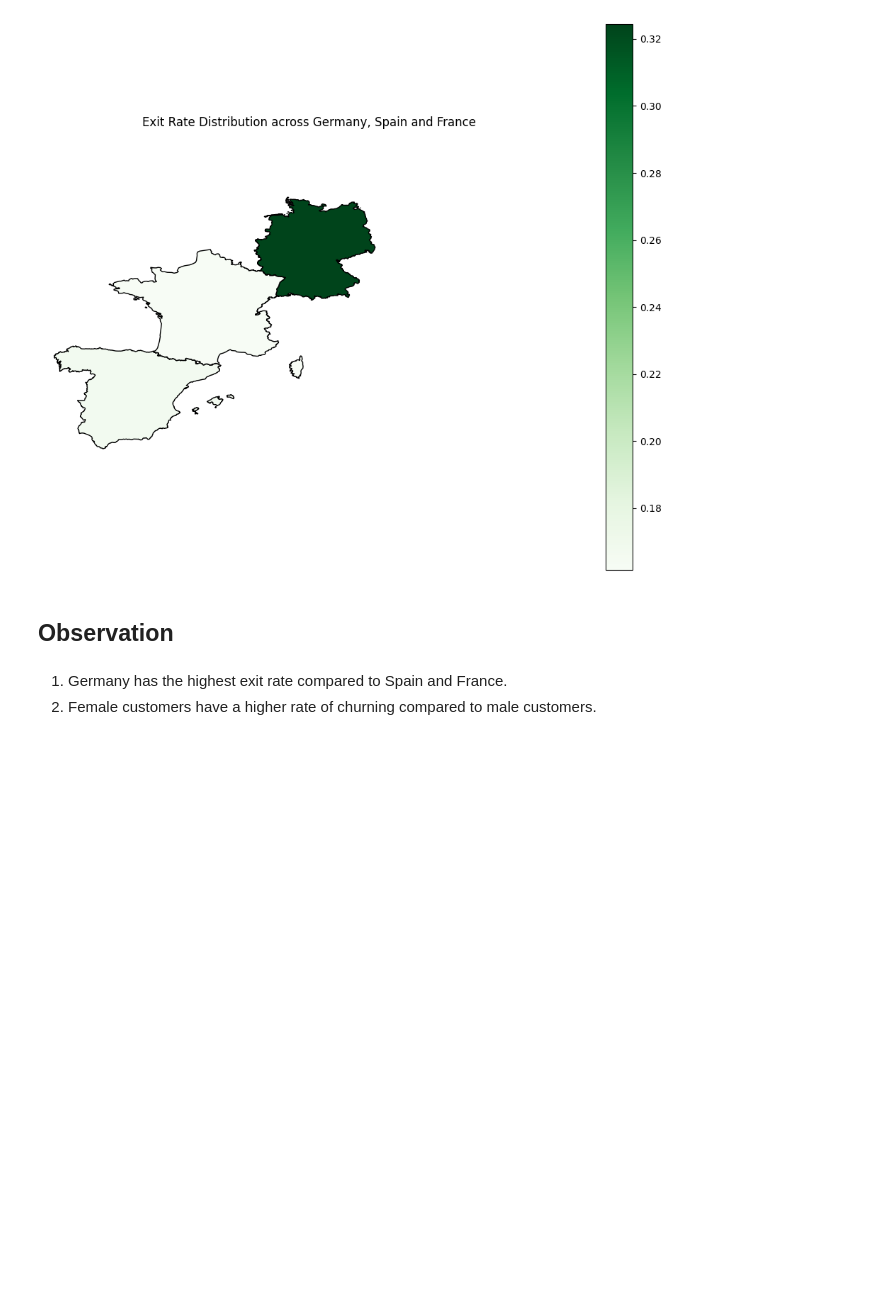
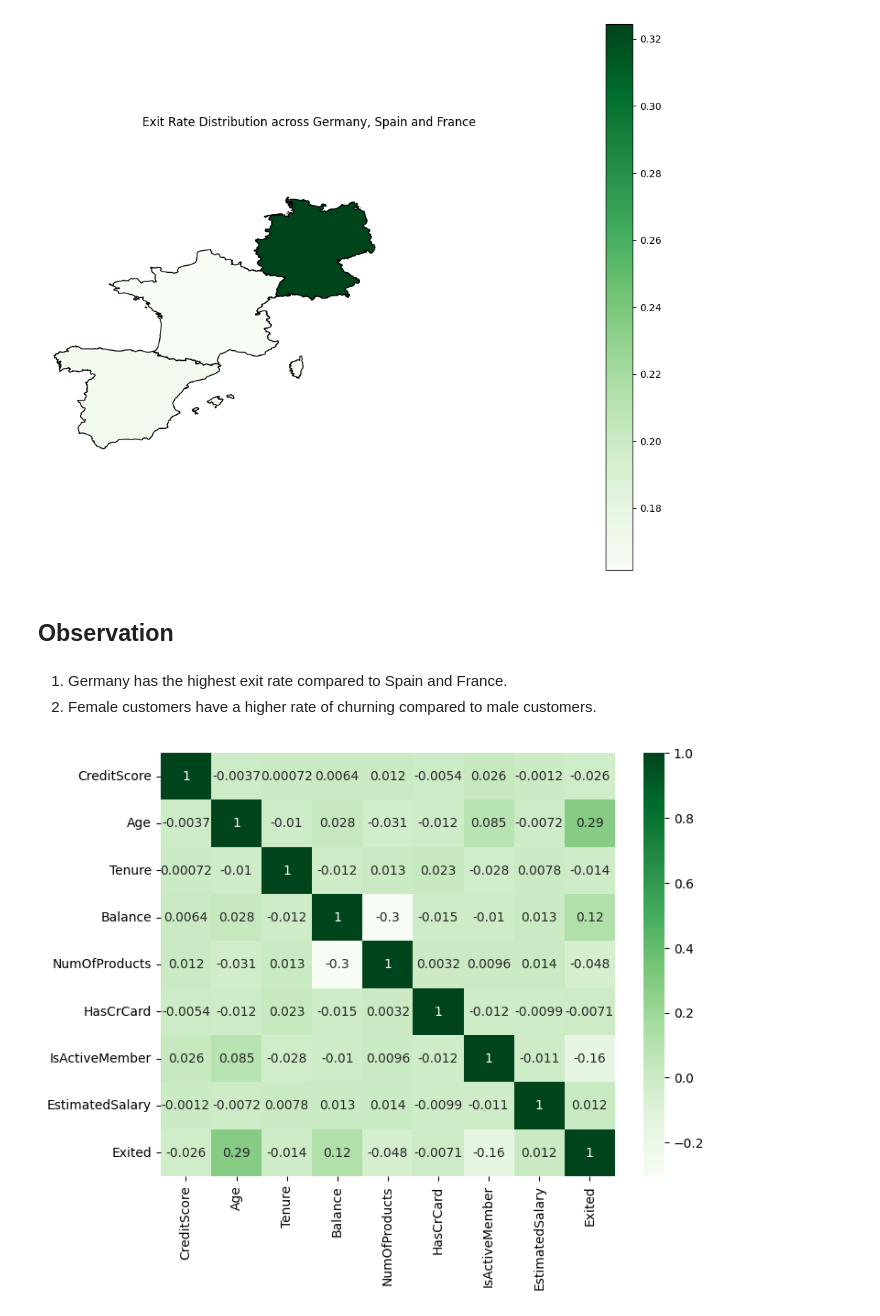
Before and after one commit to joyangelai/Customer-Churn-Prediction, a Jupyter notebook: CustomerChurnPrediction.ipynb, the cells around one changed output. Saved outputs shown, nothing was run; the diff lists cells and outputs as text; code cells hidden in the pictures; blank space fills up the shorter version.

```diff
--- a/CustomerChurnPrediction.ipynb
+++ b/CustomerChurnPrediction.ipynb
@@ -402,3 +402,12 @@ plt.title("Exit Rate Distribution across Germany, Spain and France");  # labelli
 # %% [markdown]
 1. Germany has the highest exit rate compared to Spain and France.
 2. Female customers have a higher rate of churning compared to male customers.
+# %%
+# multivariate analysis --> heatmap
+df3 = data2.select_dtypes(include=['int64','float64'])
+df4 = df3.corr()
+
+plt.figure(figsize=(8,6))
+sns.heatmap(df4, annot=True, cmap="Greens");
+# %% [output]
+[figure, added]
```
Also changed, not shown: parts of 21 cells of this notebook.
